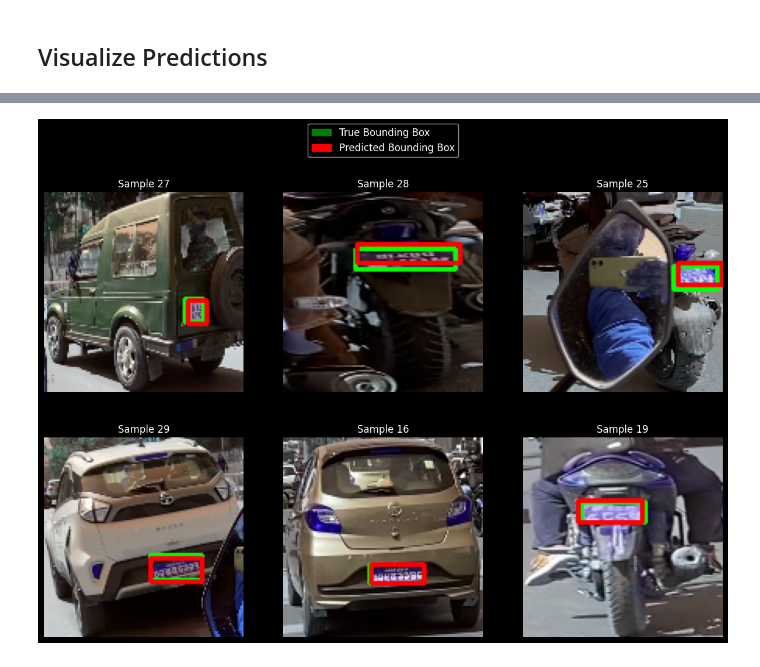
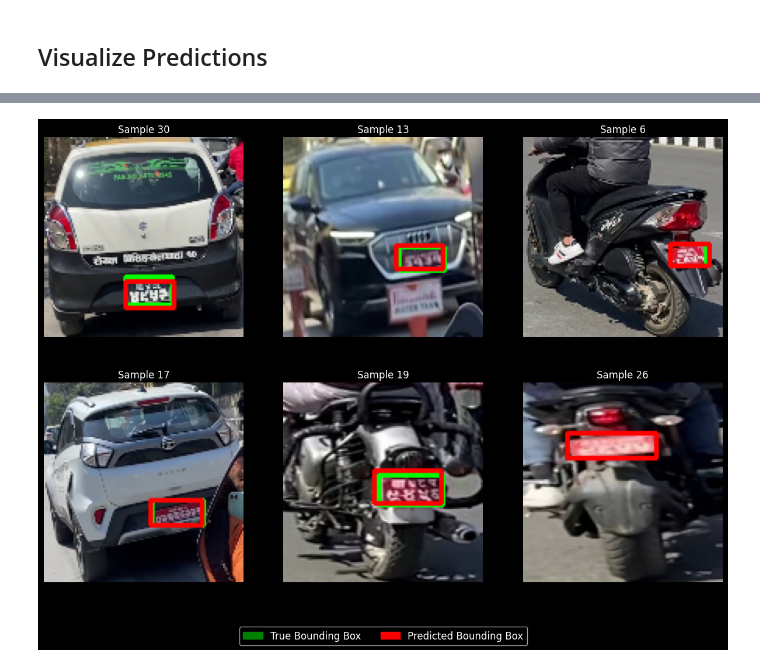
Before and after one commit to Brianhulela/ebook_object_detection, a Jupyter notebook: chapters/CNN_bounding_box_detect/detect.ipynb, the cells around one changed output, grey strips where cells are left out. Saved outputs shown, nothing was run; the diff lists cells and outputs as text; code cells hidden in the pictures.

Commit message:
Update bounding box prediction image

```diff
--- a/chapters/CNN_bounding_box_detect/detect.ipynb
+++ b/chapters/CNN_bounding_box_detect/detect.ipynb
@@ -378,6 +378,7 @@ def visualize_predictions(model, data_generator, num_samples=6, save_path="predi
 
     for i, idx in enumerate(random_indices):
         img = (X_batch[idx] * 255).astype("uint8")
+        img = cv2.cvtColor(img, cv2.COLOR_BGR2RGB)  # Ensure RGB format
 
         # True bounding box (convert from center format to (xmin, ymin, xmax, ymax))
         true_x_center, true_y_center, true_width, true_height = y_batch[idx]
@@ -406,7 +407,7 @@ def visualize_predictions(model, data_generator, num_samples=6, save_path="predi
     # Add legend
     green_patch = mpatches.Patch(color='green', label='True Bounding Box')
     red_patch = mpatches.Patch(color='red', label='Predicted Bounding Box')
-    fig.legend(handles=[green_patch, red_patch], loc="upper center", fontsize=12)
+    fig.legend(handles=[green_patch, red_patch], loc="lower center", fontsize=12, ncol=2)
 
     # Save the figure
     plt.savefig(save_path, bbox_inches="tight", dpi=300)
@@ -421 +422 @@ visualize_predictions(model, train_generator, save_path="bbox_predictions.png")
-[figure, old version]
+[figure, new version]
```
Also changed, not shown: parts of 1 cell of this notebook, 1 other file.
